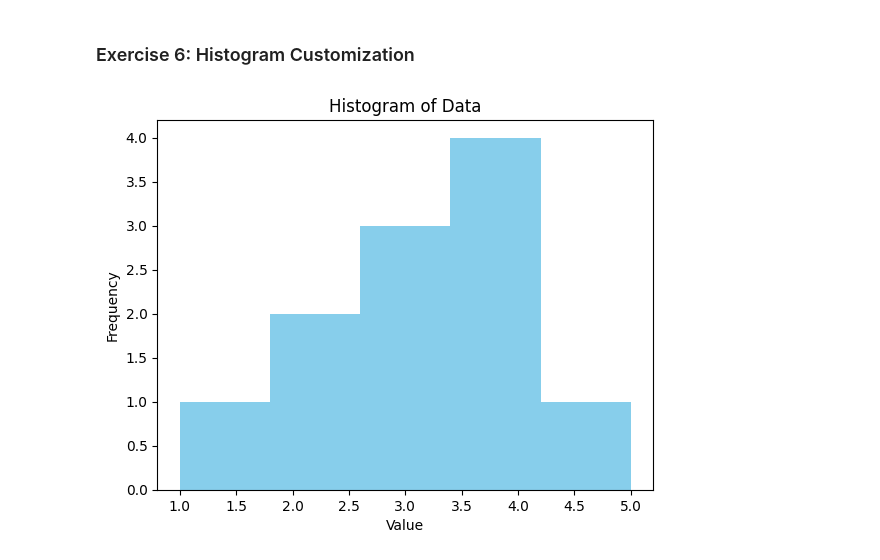
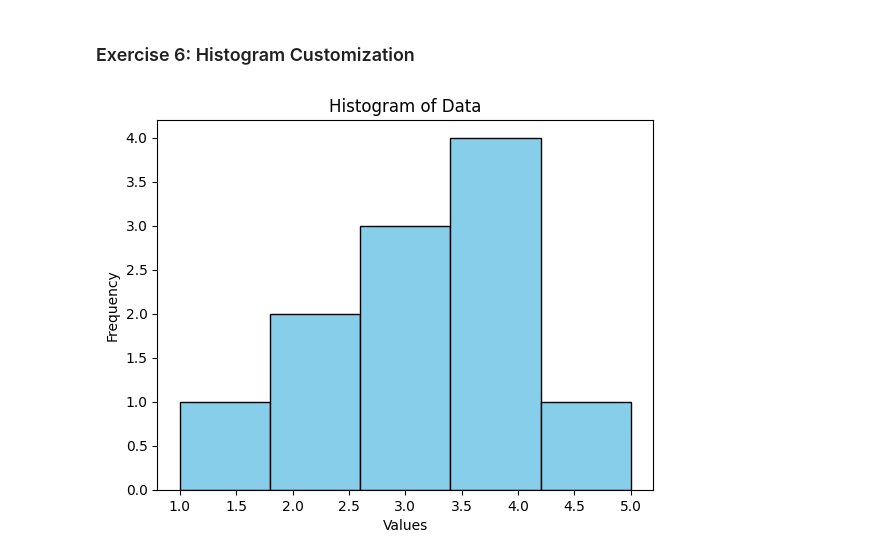
Before and after one commit to Dheeraj17897/python-jupyter-template, a Jupyter notebook: src/6-histogram.ipynb, the cells around one changed output. Drawn from its saved outputs; the diff is of its cells as text; code cells hidden in the pictures.

```diff
--- a/src/6-histogram.ipynb
+++ b/src/6-histogram.ipynb
@@ -3,14 +3,20 @@
 # %%
 # TODO: Create a histogram for the following data: data = [1, 2, 2, 3, 3, 3, 4, 4, 4, 4, 5].
 # Customize the histogram with a title, labels for the x-axis, and a specific color for the bars.
 import matplotlib.pyplot as plt
 
+# Data
 data = [1, 2, 2, 3, 3, 3, 4, 4, 4, 4, 5]
 
-plt.hist(data, color='skyblue', bins=5)
+# Create the histogram
+plt.hist(data, bins=5, color='skyblue', edgecolor='black')
+
+# Customize the plot
 plt.title('Histogram of Data')
-plt.xlabel('Value')
+plt.xlabel('Values')
 plt.ylabel('Frequency')
+
+# Show the plot
 plt.show()
 # %% [output]
-[figure, old version]
+[figure, new version]
```
Also changed, not shown: 1 other file.
